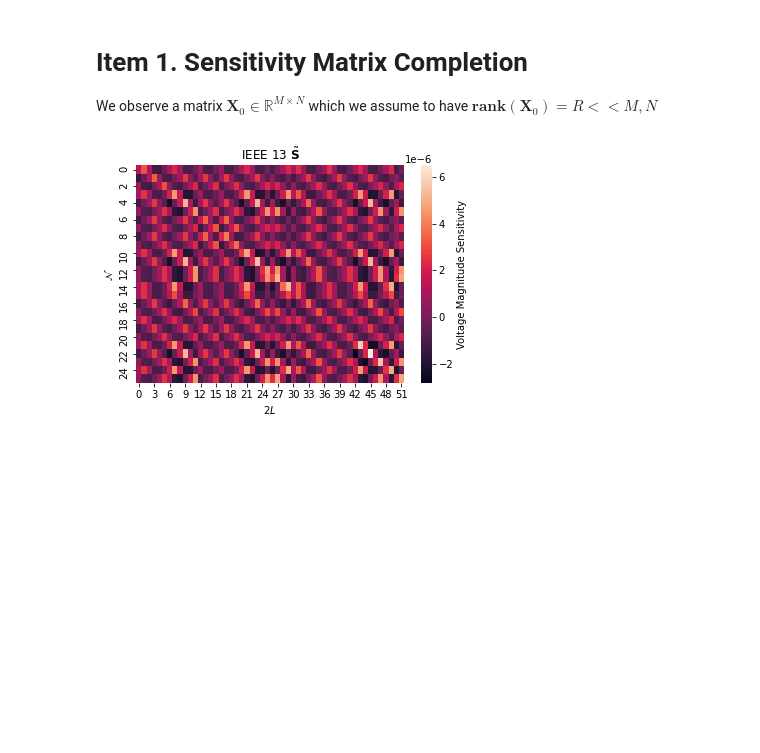
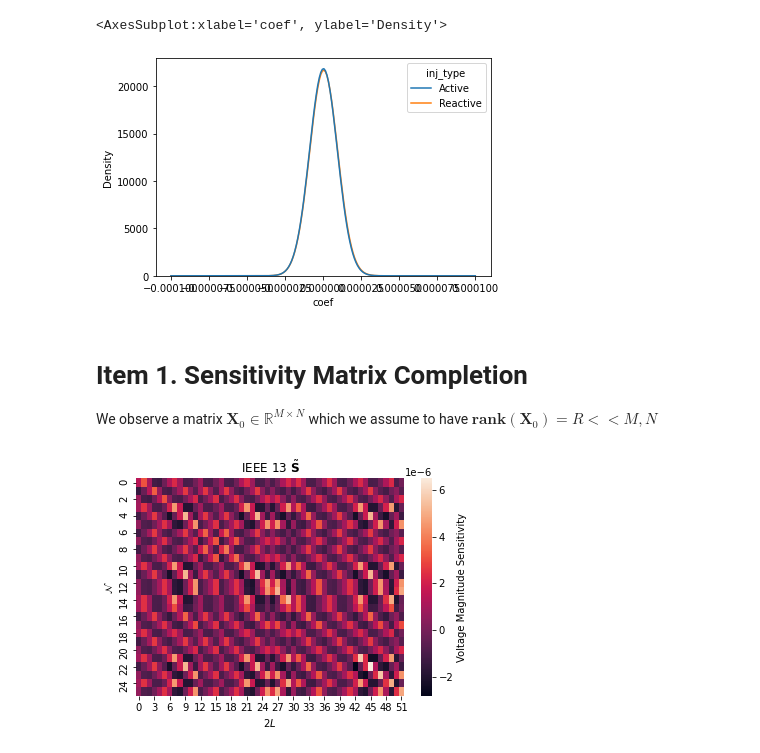
Before and after one commit to samtalki/PowerSensitivities.jl, a Jupyter notebook: notebooks/Sens_Matrix_Completion.ipynb, the cells around one changed output. Cells and saved outputs as stored; diff of their text form; code cells hidden in the pictures; blank space fills up the shorter version.

```diff
--- a/notebooks/Sens_Matrix_Completion.ipynb
+++ b/notebooks/Sens_Matrix_Completion.ipynb
@@ -10,3 +80,24 @@ import cvxpy as cp
+# %%
+#make dataframe
+columns=['coef','label','inj_type']
+S_coef_123_df = pd.DataFrame(columns=columns)
+
+data = [] #collect row data at each iteration
+
+for label in inj_labels_123:
+    for coef in S_123_df[label]:
+        values = [coef,label]
+        if("P" in label):
+            values.append('Active')
+        if("Q" in label):
+            values.append('Reactive')
+        data.append(dict(zip(columns,values)))
+
+S_coef_123_df = S_coef_123_df.append(data,True)
+sns.kdeplot(data=S_coef_123_df,x='coef',hue='inj_type',clip=(-0.0001,0.0001))
+# %% [output]
+<AxesSubplot:xlabel='coef', ylabel='Density'>
+[figure, added]
 # %% [markdown]
 # Item 1. Sensitivity Matrix Completion
 
```
Also changed, not shown: parts of 11 cells of this notebook, 1 other file.
